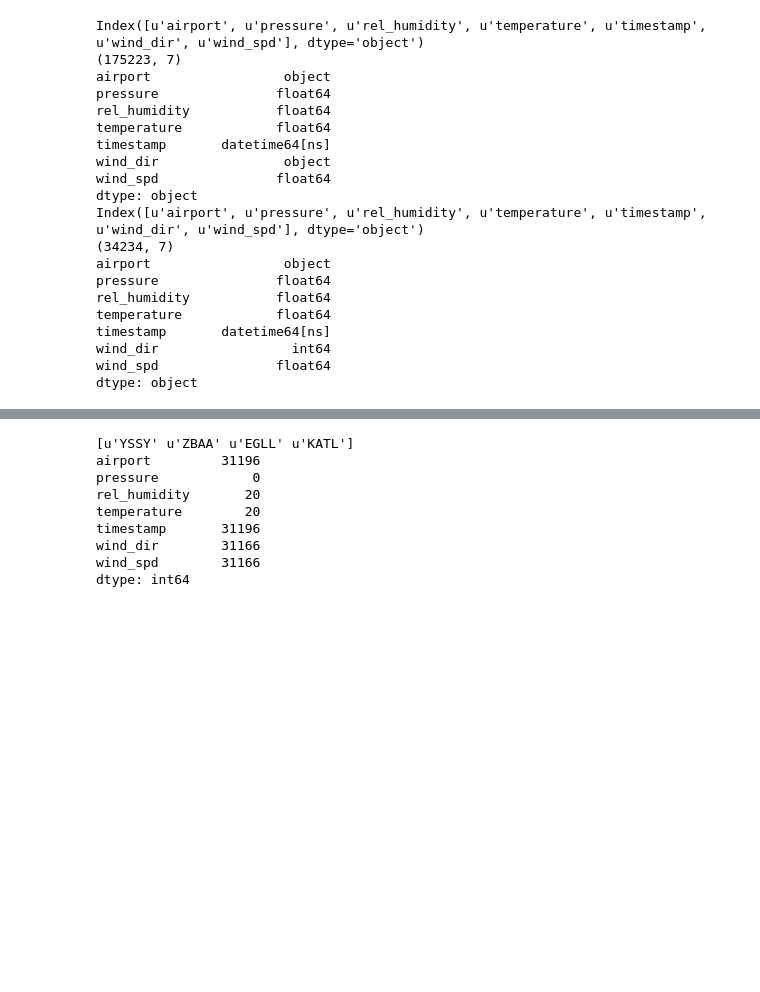
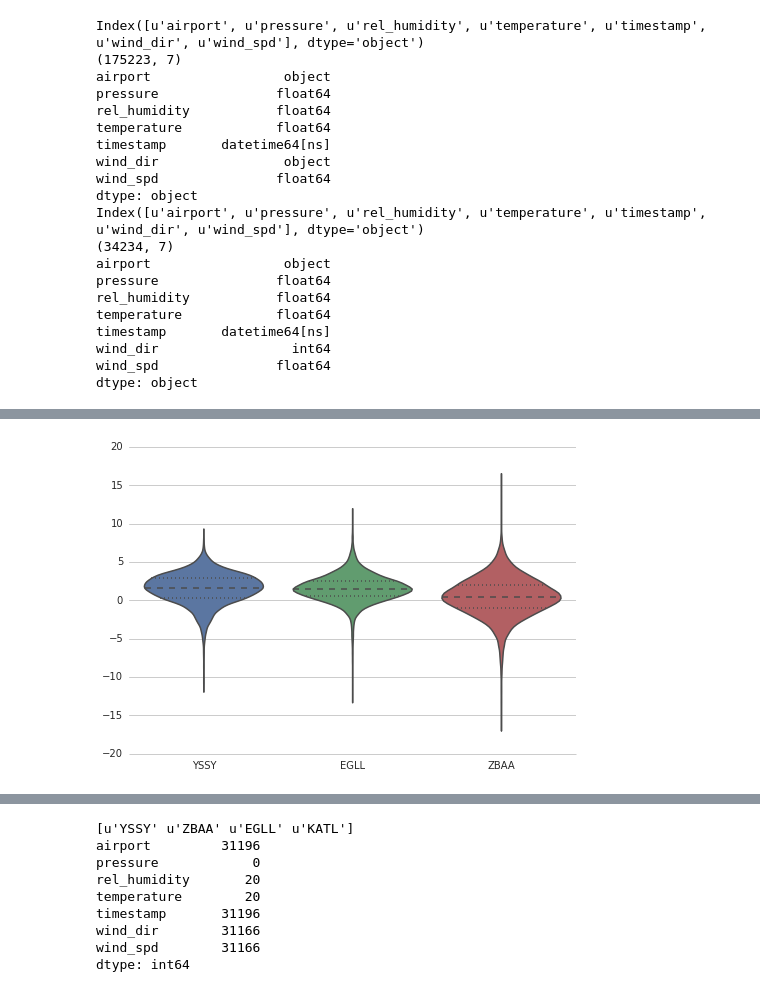
Before and after one commit to monkeybutter/aeroweather, a Jupyter notebook: analysis.ipynb, the cells around one changed output, grey strips where cells are left out. Drawn from its saved outputs; the diff is of its cells as text; code cells hidden in the pictures; blank space fills up the shorter version.

```diff
--- a/analysis.ipynb
+++ b/analysis.ipynb
@@ -84,0 +221,20 @@ IndexError: index -1 is out of bounds for axis 0 with size 0
+# %%
+import pandas as pd
+import seaborn as sb
+
+sy_df = pd.read_csv('/home/roz016/Dropbox/Data for Tree/Ready/yssy.csv')
+sy_df['temp_diff'] = sy_df['metar_temp'] - sy_df['gfs_temp']
+
+lo_df = pd.read_csv('/home/roz016/Dropbox/Data for Tree/Ready/egll.csv')
+lo_df['temp_diff'] = lo_df['metar_temp'] - lo_df['gfs_temp']
+
+be_df = pd.read_csv('/home/roz016/Dropbox/Data for Tree/Ready/zbaa.csv')
+be_df['temp_diff'] = be_df['metar_temp'] - be_df['gfs_temp']
+
+
+#df.boxplot(column='press_diff')
+sb.set(style="whitegrid")
+sb.violinplot([sy_df.temp_diff, lo_df.temp_diff, be_df.temp_diff], names=['YSSY','EGLL','ZBAA'])
+sb.despine(left=True)
+# %% [output]
+[figure, added]
```
Also changed, not shown: parts of 7 cells of this notebook, 1 other file.
